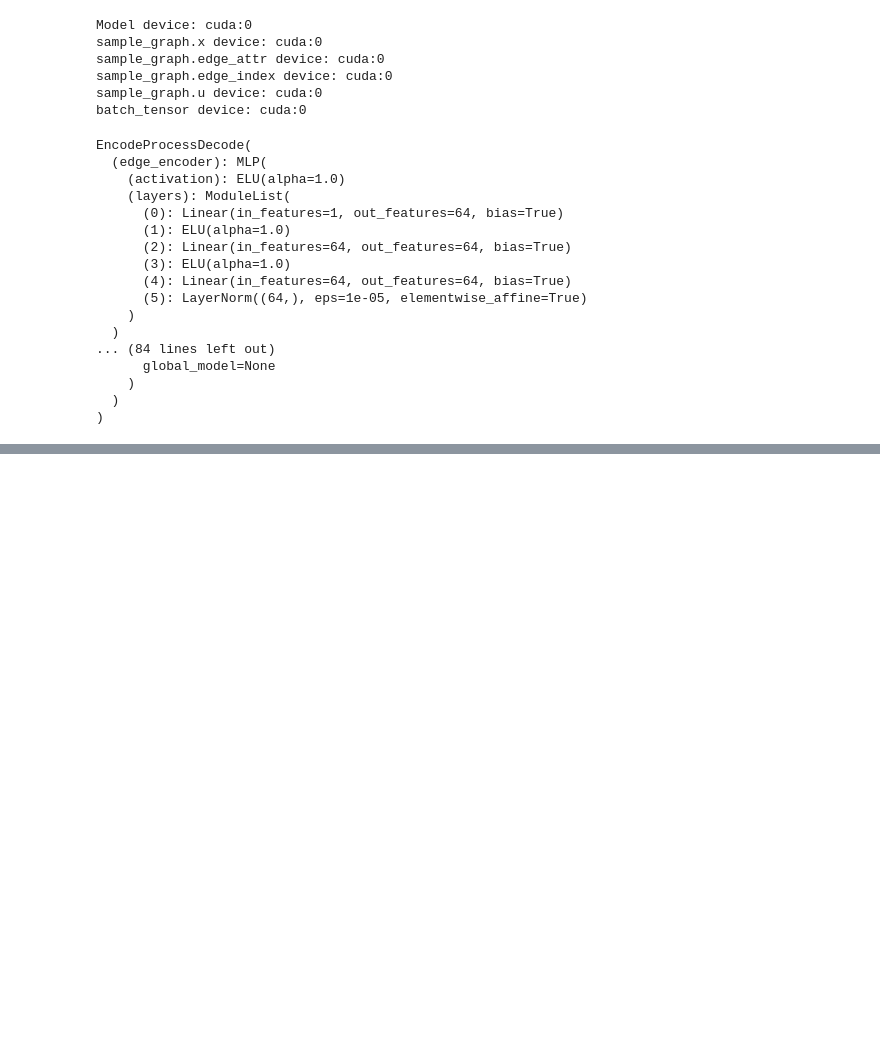
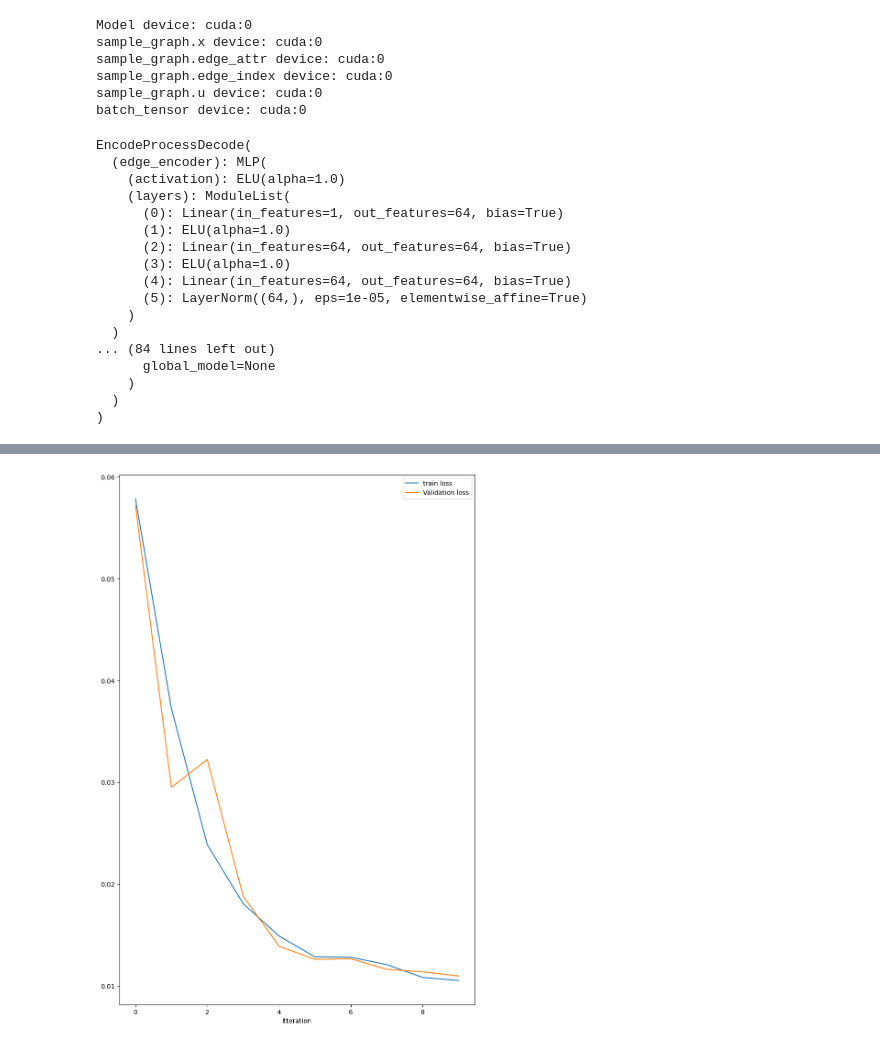
Before and after one commit to andreuva/graphnet_nlte, a Jupyter notebook: gnn_pnm.ipynb, the cells around one changed output, grey strips where cells are left out. Cells and saved outputs as stored; diff of their text form; code cells hidden in the pictures; blank space fills up the shorter version.

```diff
--- a/gnn_pnm.ipynb
+++ b/gnn_pnm.ipynb
@@ -169,3 +231,10 @@ EncodeProcessDecode(
     )
   )
 )
+# %%
+model = model.to(device)
+param_size = sum(p.numel() * p.element_size() for p in model.parameters())
+buffer_size = sum(b.numel() * b.element_size() for b in model.buffers())
+total_size = param_size + buffer_size
+
+print(f"Model size: {total_size / 1024 ** 2:.2f} MB")
@@ -172,9 +243,9 @@ EncodeProcessDecode(
 # %%
-loader = DataLoader( datast, batch_size=64, shuffle=False)
+loader = DataLoader( datast, batch_size=8, shuffle=False)
 # %%
 lr = 1e-3
 n_epochs = 10
-savedir = '.'
+savedir = 'checkpoints/'
 smooth = 0.05
 
 # Optimizer
@@ -191,12 +262,7 @@ train_loss = []
 valid_loss = []
 best_loss = float('inf')
 
-import os
-os.environ['CUDA_LAUNCH_BLOCKING'] = '1'
-
-# ... your training loop code (optimizer, model, loss, etc.)
-# ... execute model(node, edge_attr, edge_index, u, batch)
-
+# print(torch.cuda.memory_summary())
 
 for epoch in range(1, n_epochs + 1):
 
@@ -220,22 +286,14 @@ for epoch in range(1, n_epochs + 1):
         u = data.u
         batch = data.batch
 
-        print(data)
-        print(data.batch)
-
         # Move them to the GPU
         node, edge_attr, edge_index = node.to(device), edge_attr.to(device), edge_index.to(device)
         u, batch, target = u.to(device), batch.to(device), target.to(device)
-
-        print(batch.shape)
-        print(u.shape)
-        print(batch.max())
 
         # Reset gradients
         optimizer.zero_grad()
 
         # Evaluate Graphnet
-        # print(model.device)
         out = model(node, edge_attr, edge_index, u, batch)
 
         # Compute loss
@@ -256,9 +314,13 @@ for epoch in range(1, n_epochs + 1):
         else:
             loss_avg = smooth * loss.item() + (1.0 - smooth) * loss_avg
 
+        # free gpu memory
+        # torch.cuda.empty_cache()
+
     train_loss.append(loss_avg)
+
     ################### VALIDATION ###################
-            # Do a validation of the model and return the loss
+    # Do a validation of the model and return the loss
 
     model.eval()
     loss_avg = 0
@@ -290,8 +352,8 @@ for epoch in range(1, n_epochs + 1):
     valid_loss.append(loss_avg)
 
     # If the validation loss improves, save the model as best
-    if (valid_loss < best_loss):
-        best_loss = valid_loss
+    if (valid_loss[-1] < best_loss):
+        best_loss = valid_loss[-1]
 
         checkpoint = {
             'epoch': epoch + 1,
@@ -336,0 +392,9 @@ Compile with `TORCH_USE_CUDA_DSA` to enable device-side assertions.
+# %%
+plt.figure(0, (10,15), dpi=100)
+plt.plot(train_loss, label='train loss')
+plt.plot(valid_loss, label='Validation loss')
+plt.xlabel('Itteration')
+plt.legend()
+plt.show()
+# %% [output]
+[figure, added]
```
Also changed, not shown: parts of 10 cells of this notebook, 3 other files.
